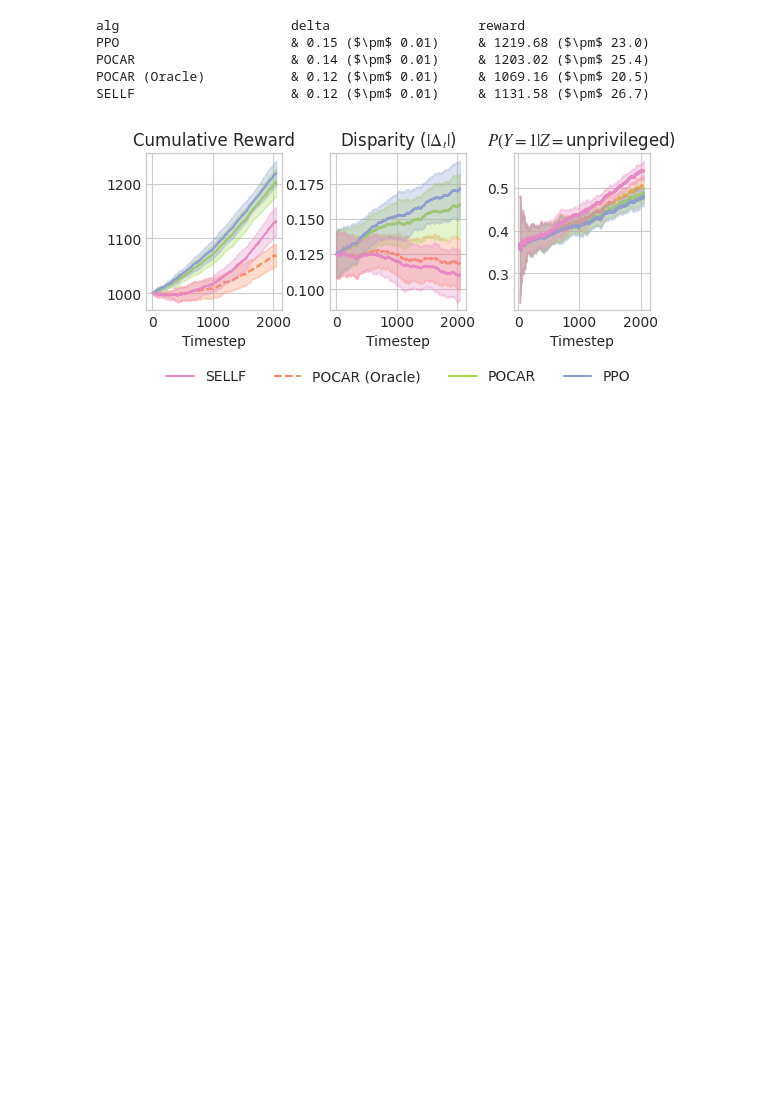
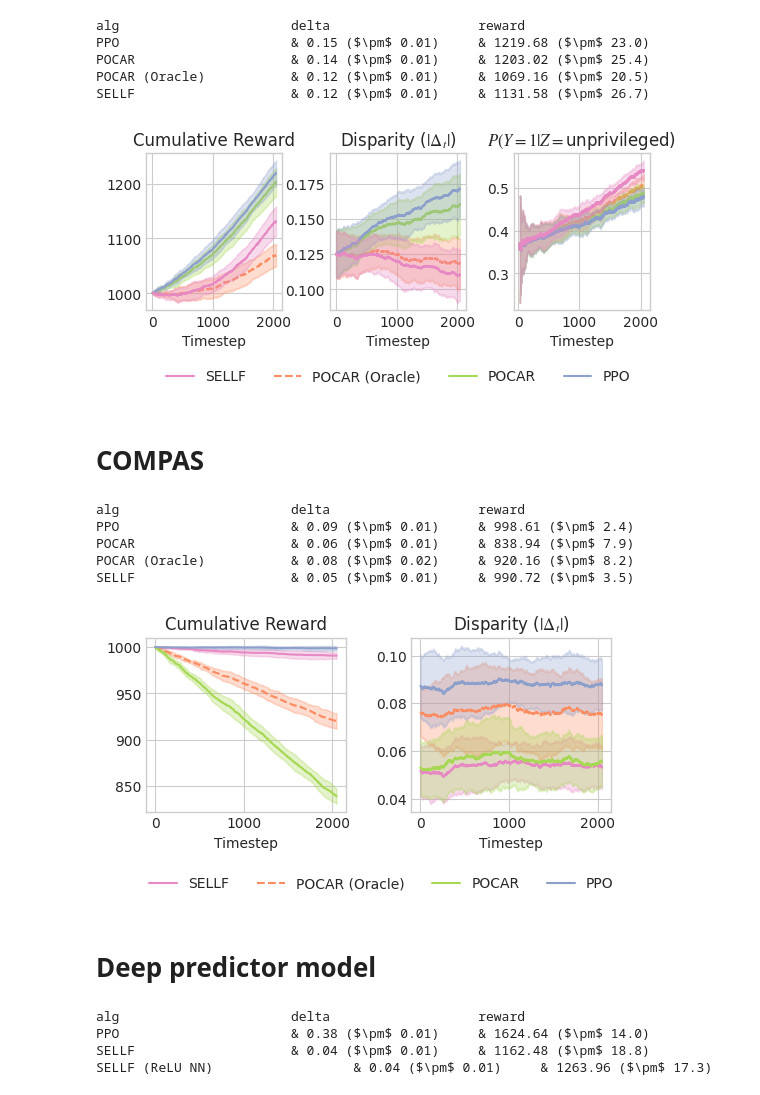
Before and after one commit to hiaac-finance/sellf, a Jupyter notebook: lending_experiment/figures.ipynb, the cells around one changed output. Saved outputs shown, nothing was run; the diff lists cells and outputs as text; code cells hidden in the pictures; blank space fills up the shorter version.

```diff
--- a/lending_experiment/figures.ipynb
+++ b/lending_experiment/figures.ipynb
@@ -815,9 +982,17 @@ base_plot(selected_algs, env_name, mu_type, "figures/enem_accuracy.pdf")
 # %%
 env_name = "enem"
 mu_type = "qualification"
-alg_names = get_alg_names("ppo") + get_alg_names("sellf") + get_alg_names("pocar") + get_alg_names("pocar_full")
+alg_names = (
+    get_alg_names("ppo")
+    + get_alg_names("sellf")
+    + get_alg_names("pocar")
+    + get_alg_names("pocar_full")
+    + get_alg_names("elbert")
+)
 results = summarize_hyperparam(env_name, mu_type, alg_names)
-process_table(results.sort_values("score", ascending=False).groupby("alg_simplified").first())
+process_table(
+    results.sort_values("score", ascending=False).groupby("alg_simplified").first()
+)
 # %% [output]
 alg                      delta                   reward
 PPO                      & 0.15 ($\pm$ 0.01)     & 1219.68 ($\pm$ 23.0)
@@ -956,3 +1131,67 @@ plt.savefig("figures/enem_qualification.pdf", bbox_inches="tight")
 plt.show()
 # %% [output]
 [figure]
+# %% [markdown]
+# COMPAS
+# %%
+env_name = "compas"
+mu_type = "accuracy"
+alg_names = (
+    get_alg_names("ppo")
+    + get_alg_names("sellf")
+    + get_alg_names("pocar")
+    #+ get_alg_names("pocar_full")
+    + get_alg_names("pocar_full_v2")
+    #+ get_alg_names("elbert")
+)
+results = summarize_hyperparam(env_name, mu_type, alg_names)
+process_table(
+    results.sort_values("score", ascending=False).groupby("alg_simplified").first()
+)
+
+selected_algs = (
+    results.sort_values("score", ascending=False)
+    .groupby("alg_simplified")
+    .first()["alg"]
+    .tolist()
+)
+
+# place sellf first
+sellf_alg = [alg for alg in selected_algs if "sellf" in alg][0]
+selected_algs.remove(sellf_alg)
+selected_algs = [sellf_alg] + selected_algs
+# %% [output]
+alg                      delta                   reward
+PPO                      & 0.09 ($\pm$ 0.01)     & 998.61 ($\pm$ 2.4)
+POCAR                    & 0.06 ($\pm$ 0.01)     & 838.94 ($\pm$ 7.9)
+POCAR (Oracle)           & 0.08 ($\pm$ 0.02)     & 920.16 ($\pm$ 8.2)
+SELLF                    & 0.05 ($\pm$ 0.01)     & 990.72 ($\pm$ 3.5)
+# %%
+base_plot(selected_algs, env_name, mu_type, f"figures/{env_name}_{mu_type}.pdf")
+# %% [output]
+[figure, added]
+# %% [markdown]
+# Deep predictor model
+# %%
+env_name = "fico_equal"
+mu_type = "tpr"
+alg_names = sum([get_alg_names(alg) for alg in ["sellf", "sellf_deep", "ppo"]], [])
+results = summarize_hyperparam(env_name, mu_type, alg_names)
+process_table(results.sort_values("score", ascending=False).groupby("alg_simplified").first())
+
+selected_algs = (
+    results.sort_values("score", ascending=False)
+    .groupby("alg_simplified")
+    .first()["alg"]
+    .tolist()
+)
+
+# place sellf first
+sellf_alg = [alg for alg in selected_algs if "sellf" in alg][0]
+selected_algs.remove(sellf_alg)
+selected_algs = [sellf_alg] + selected_algs
+# %% [output]
+alg                      delta                   reward
+PPO                      & 0.38 ($\pm$ 0.01)     & 1624.64 ($\pm$ 14.0)
+SELLF                    & 0.04 ($\pm$ 0.01)     & 1162.48 ($\pm$ 18.8)
+SELLF (ReLU NN)                  & 0.04 ($\pm$ 0.01)     & 1263.96 ($\pm$ 17.3)
```
Also changed, not shown: parts of 16 cells of this notebook, 1 other file.
